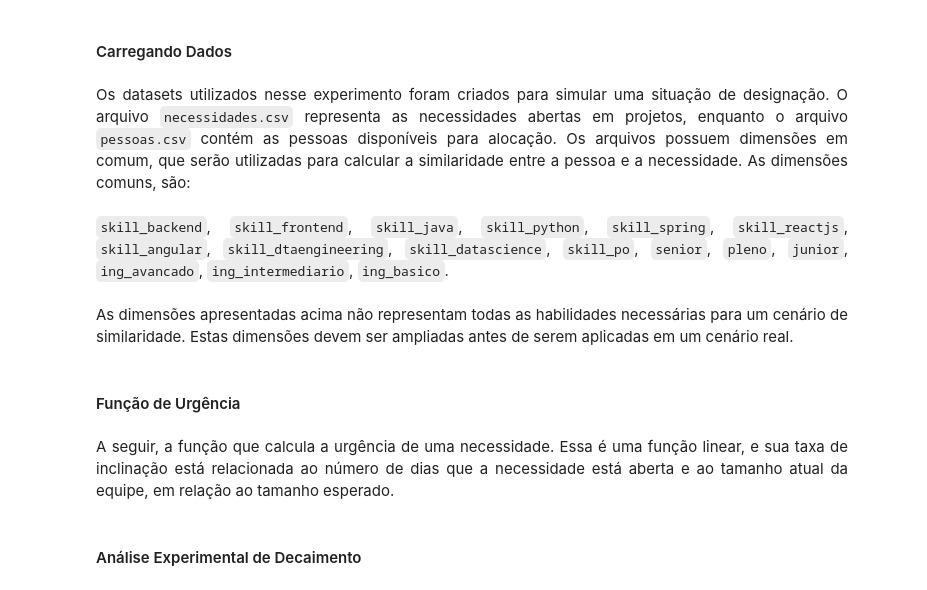
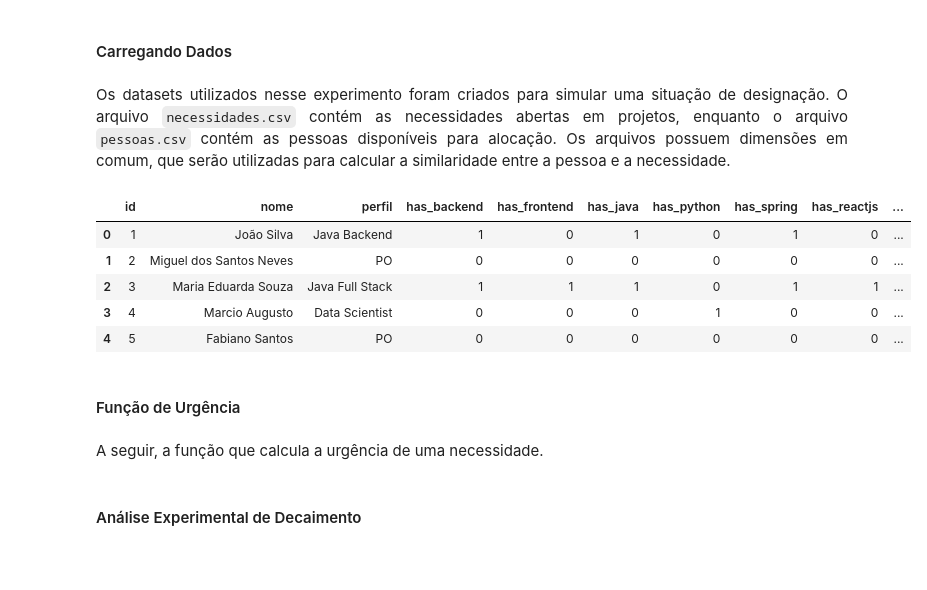
Before and after one commit to evertongago/ops_research, a Jupyter notebook: assignment-tasks.ipynb, the cells around one changed output. Drawn from its saved outputs; the diff is of its cells as text; code cells hidden in the pictures; blank space fills up the shorter version.

```diff
--- a/assignment-tasks.ipynb
+++ b/assignment-tasks.ipynb
@@ -96,24 +134,25 @@ pyplot.rcParams['figure.figsize'] = (15, 8)
 #### Carregando Dados
 # %% [markdown]
 <div style="text-align:justify">
-Os datasets utilizados nesse experimento foram criados para simular uma situação de designação. O arquivo <code>necessidades.csv</code> representa as necessidades abertas em projetos, enquanto o arquivo <code>pessoas.csv</code> contém as pessoas disponíveis para alocação. Os arquivos possuem dimensões em comum, que serão utilizadas para calcular a similaridade entre a pessoa e a necessidade. As dimensões comuns, são:
+Os datasets utilizados nesse experimento foram criados para simular uma situação de designação. O arquivo <code>necessidades.csv</code> contém as necessidades abertas em projetos, enquanto o arquivo <code>pessoas.csv</code> contém as pessoas disponíveis para alocação. Os arquivos possuem dimensões em comum, que serão utilizadas para calcular a similaridade entre a pessoa e a necessidade.
 </div>
-# %% [markdown]
-<div style="text-align:justify">
-<code>skill_backend</code>, <code>skill_frontend</code>, <code>skill_java</code>, <code>skill_python</code>, <code>skill_spring</code>, <code>skill_reactjs</code>, <code>skill_angular</code>, <code>skill_dtaengineering</code>, <code>skill_datascience</code>, <code>skill_po</code>, <code>senior</code>, <code>pleno</code>, <code>junior</code>, <code>ing_avancado</code>, <code>ing_intermediario</code>, <code>ing_basico</code>.
-</div>
-# %% [markdown]
-<div style="text-align:justify">
-As dimensões apresentadas acima não representam todas as habilidades necessárias para um cenário de similaridade. Estas dimensões devem ser ampliadas antes de serem aplicadas em um cenário real.
-</div>
 # %%
 df_necessi = pandas.read_csv('datasets/necessidades.csv')
 df_pessoas = pandas.read_csv('datasets/pessoas.csv')
+
+df_pessoas.head()
+# %% [output]
+|  | id | nome | perfil | has_backend | has_frontend | has_java | has_python | has_spring | has_reactjs | ... |
+| 0 | 1 | João Silva | Java Backend | 1 | 0 | 1 | 0 | 1 | 0 | ... |
+| 1 | 2 | Miguel dos Santos Neves | PO | 0 | 0 | 0 | 0 | 0 | 0 | ... |
+| 2 | 3 | Maria Eduarda Souza | Java Full Stack | 1 | 1 | 1 | 0 | 1 | 1 | ... |
+| 3 | 4 | Marcio Augusto | Data Scientist | 0 | 0 | 0 | 1 | 0 | 0 | ... |
+| 4 | 5 | Fabiano Santos | PO | 0 | 0 | 0 | 0 | 0 | 0 | ... |
 # %% [markdown]
 #### Função de Urgência
 # %% [markdown]
 <div style="text-align:justify">
-A seguir, a função que calcula a urgência de uma necessidade. Essa é uma função linear, e sua taxa de inclinação está relacionada ao número de dias que a necessidade está aberta e ao tamanho atual da equipe, em relação ao tamanho esperado.
+A seguir, a função que calcula a urgência de uma necessidade.
 </div>
 # %%
 def fn_urgencia(d, h, t, window=30):
```
Also changed, not shown: parts of 53 cells of this notebook, 2 other files.
